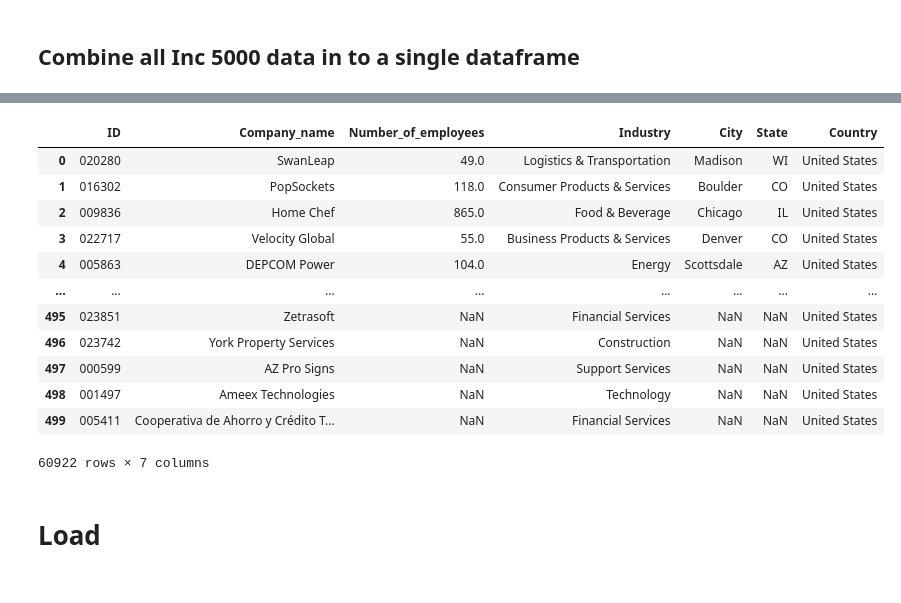
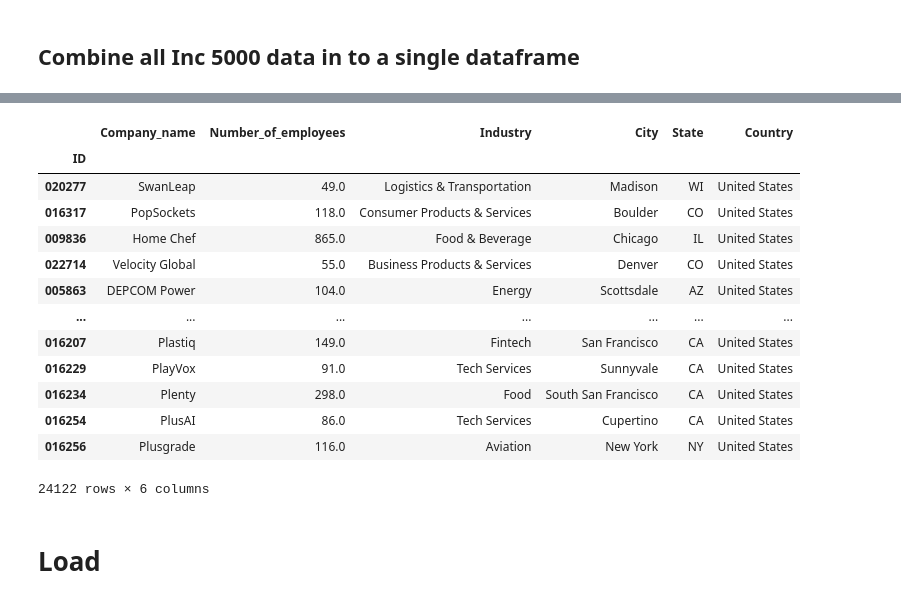
Before and after one commit to ermiasgelaye/ETL-Project, a Jupyter notebook: ETL_data_project.ipynb, the cells around one changed output, grey strips where cells are left out. Saved outputs shown, nothing was run; the diff lists cells and outputs as text; code cells hidden in the pictures.

```diff
--- a/ETL_data_project.ipynb
+++ b/ETL_data_project.ipynb
@@ -263,6 +256,10 @@ id_df=merged_df.groupby(['Company_name'], sort=True).ngroup().apply('{:006}'.for
 
 merged_df['ID']=id_df
 
+merged_df=merged_df.drop_duplicates('ID')
+merged_df=merged_df.dropna(subset=['Company_name','ID','Revenue_$','Rank','Rank_year','Company_name','Industry','Number_of_employees','City','State','Country'])
+
+
 merged_df.head()
 # %% [output]
 |  | Rank | Rank_year | Company_name | Industry | Number_of_employees | Revenue_$ | Growth_rate_% | City | ... |
@@ -274,29 +271,33 @@ merged_df.head()
 # %%
 # ready tables to load
 
-Company=merged_df[['ID','Company_name','Number_of_employees','Industry','City','State','Country']]
+company=merged_df[['ID','Company_name','Number_of_employees','Industry','City','State','Country']]
+company=company.dropna(subset=['ID'])
+company=company.drop_duplicates('ID')
+company.set_index("ID",inplace=True)
 
-Rank=merged_df[['ID','Rank','Rank_year']]
 
-Years=merged_df[['ID','Founding_year','Rank_year']]
 
-Growth=merged_df[['ID','Growth_rate_%','Compound_annual_growth_rate_%','Total_funding','Revenue_$']]
 
-Company
+rank=merged_df[['ID','Rank','Rank_year']]
+
+
+growth=merged_df[['ID','Growth_rate_%','Compound_annual_growth_rate_%','Total_funding','Revenue_$']]
 # %% [output]
-|  | ID | Company_name | Number_of_employees | Industry | City | State | Country |
-| 0 | 020280 | SwanLeap | 49.0 | Logistics & Transportation | Madison | WI | United States |
-| 1 | 016302 | PopSockets | 118.0 | Consumer Products & Services | Boulder | CO | United States |
-| 2 | 009836 | Home Chef | 865.0 | Food & Beverage | Chicago | IL | United States |
-| 3 | 022717 | Velocity Global | 55.0 | Business Products & Services | Denver | CO | United States |
-| 4 | 005863 | DEPCOM Power | 104.0 | Energy | Scottsdale | AZ | United States |
-| ... | ... | ... | ... | ... | ... | ... | ... |
-| 495 | 023851 | Zetrasoft | NaN | Financial Services | NaN | NaN | United States |
-| 496 | 023742 | York Property Services | NaN | Construction | NaN | NaN | United States |
-| 497 | 000599 | AZ Pro Signs | NaN | Support Services | NaN | NaN | United States |
-| 498 | 001497 | Ameex Technologies | NaN | Technology | NaN | NaN | United States |
-| 499 | 005411 | Cooperativa de Ahorro y Crédito T... | NaN | Financial Services | NaN | NaN | United States |
+|  | Company_name | Number_of_employees | Industry | City | State | Country |
+| ID |  |  |  |  |  |  |
+| 020277 | SwanLeap | 49.0 | Logistics & Transportation | Madison | WI | United States |
+| 016317 | PopSockets | 118.0 | Consumer Products & Services | Boulder | CO | United States |
+| 009836 | Home Chef | 865.0 | Food & Beverage | Chicago | IL | United States |
+| 022714 | Velocity Global | 55.0 | Business Products & Services | Denver | CO | United States |
+| 005863 | DEPCOM Power | 104.0 | Energy | Scottsdale | AZ | United States |
+| ... | ... | ... | ... | ... | ... | ... |
+| 016207 | Plastiq | 149.0 | Fintech | San Francisco | CA | United States |
+| 016229 | PlayVox | 91.0 | Tech Services | Sunnyvale | CA | United States |
+| 016234 | Plenty | 298.0 | Food | South San Francisco | CA | United States |
+| 016254 | PlusAI | 86.0 | Tech Services | Cupertino | CA | United States |
+| 016256 | Plusgrade | 116.0 | Aviation | New York | NY | United States |
-60922 rows × 7 columns
+24122 rows × 6 columns
 # %% [markdown]
 # Load
 # %%
```
Also changed, not shown: parts of 8 cells of this notebook, 1 other file.
